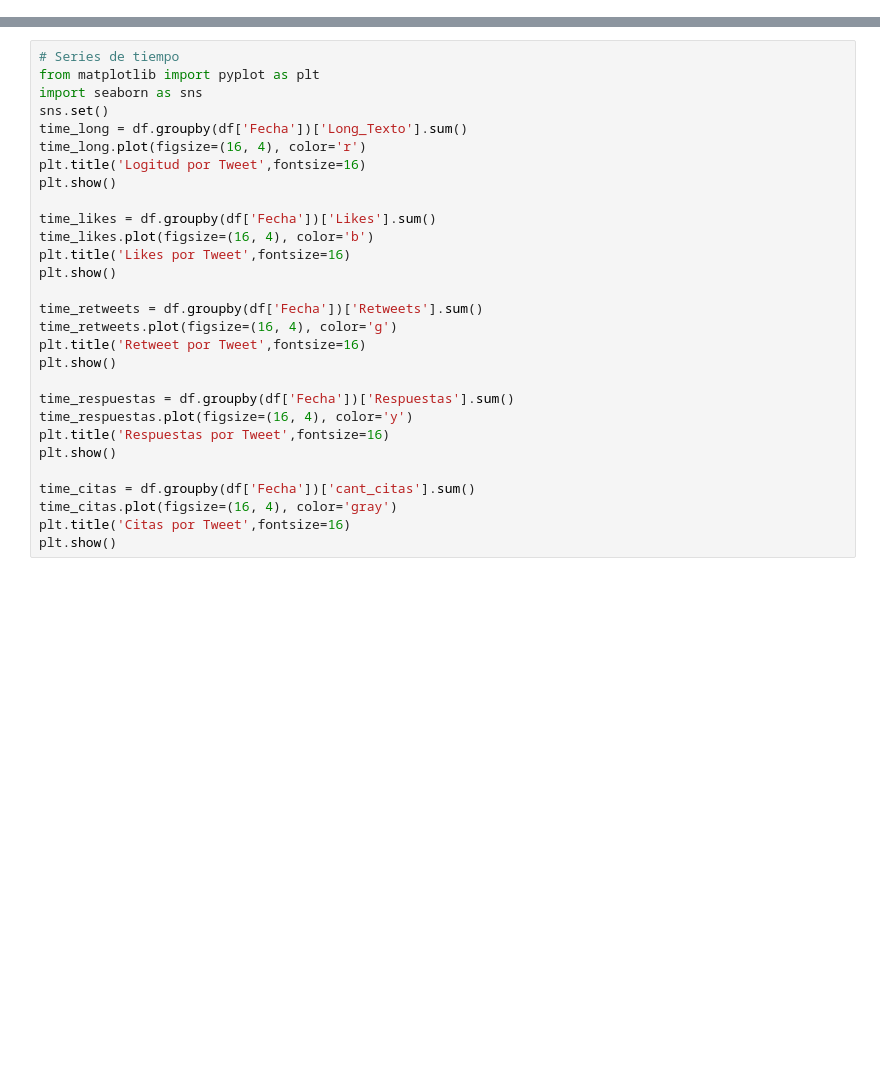
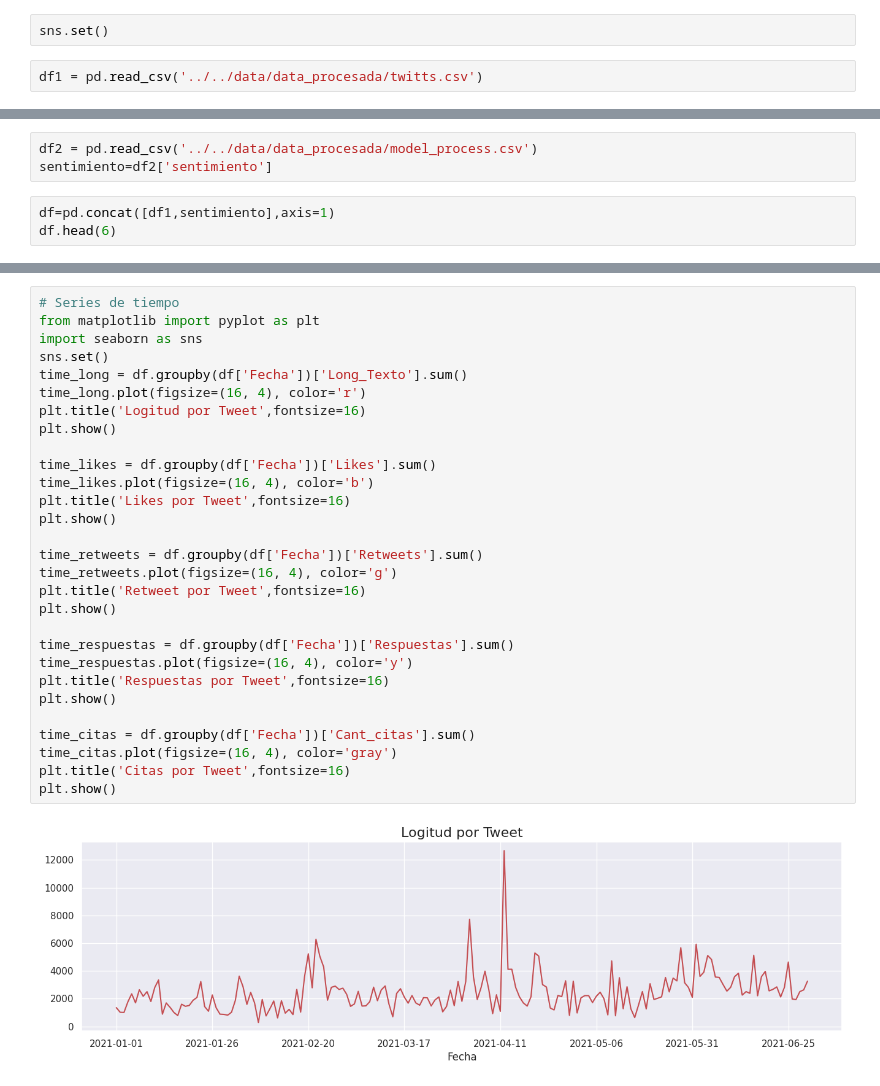
Before and after one commit to AleexSilva/MasterThesis, a Jupyter notebook: Code/Visualization/informe_final.ipynb, the cells around one changed output, grey strips where cells are left out. Drawn from its saved outputs; the diff is of its cells as text; blank space fills up the shorter version.

Commit message:
First Visualizations

```diff
--- a/Code/Visualization/informe_final.ipynb
+++ b/Code/Visualization/informe_final.ipynb
@@ -0,0 +7,4 @@
+# %%
+sns.set()
+# %%
+df1 = pd.read_csv('../../data/data_procesada/twitts.csv')
@@ -0,0 +27,6 @@
+# %%
+df2 = pd.read_csv('../../data/data_procesada/model_process.csv')
+sentimiento=df2['sentimiento']
+# %%
+df=pd.concat([df1,sentimiento],axis=1)
+df.head(6)
@@ -9,29 +67,31 @@ plt.show()
 # %%
 # Series de tiempo
 from matplotlib import pyplot as plt
 import seaborn as sns
 sns.set()
 time_long = df.groupby(df['Fecha'])['Long_Texto'].sum()
 time_long.plot(figsize=(16, 4), color='r')
 plt.title('Logitud por Tweet',fontsize=16)
 plt.show()
 
 time_likes = df.groupby(df['Fecha'])['Likes'].sum()
 time_likes.plot(figsize=(16, 4), color='b')
 plt.title('Likes por Tweet',fontsize=16)
 plt.show()
 
 time_retweets = df.groupby(df['Fecha'])['Retweets'].sum()
 time_retweets.plot(figsize=(16, 4), color='g')
 plt.title('Retweet por Tweet',fontsize=16)
 plt.show()
 
 time_respuestas = df.groupby(df['Fecha'])['Respuestas'].sum()
 time_respuestas.plot(figsize=(16, 4), color='y')
 plt.title('Respuestas por Tweet',fontsize=16)
 plt.show()
 
-time_citas = df.groupby(df['Fecha'])['cant_citas'].sum()
+time_citas = df.groupby(df['Fecha'])['Cant_citas'].sum()
 time_citas.plot(figsize=(16, 4), color='gray')
 plt.title('Citas por Tweet',fontsize=16)
 plt.show()
+# %% [output]
+[figure, added]
```
Also changed, not shown: parts of 11 cells of this notebook.
